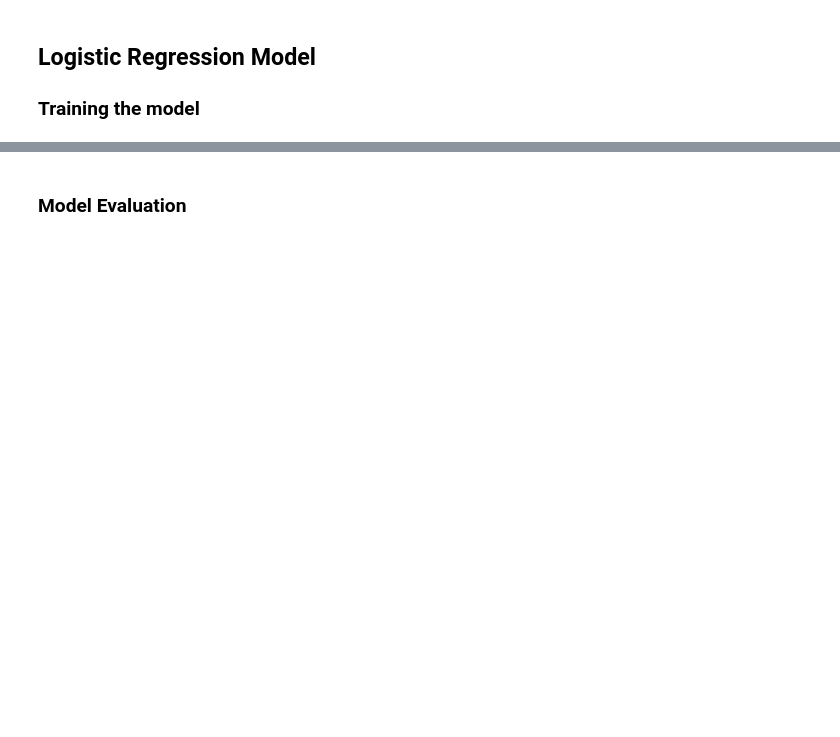
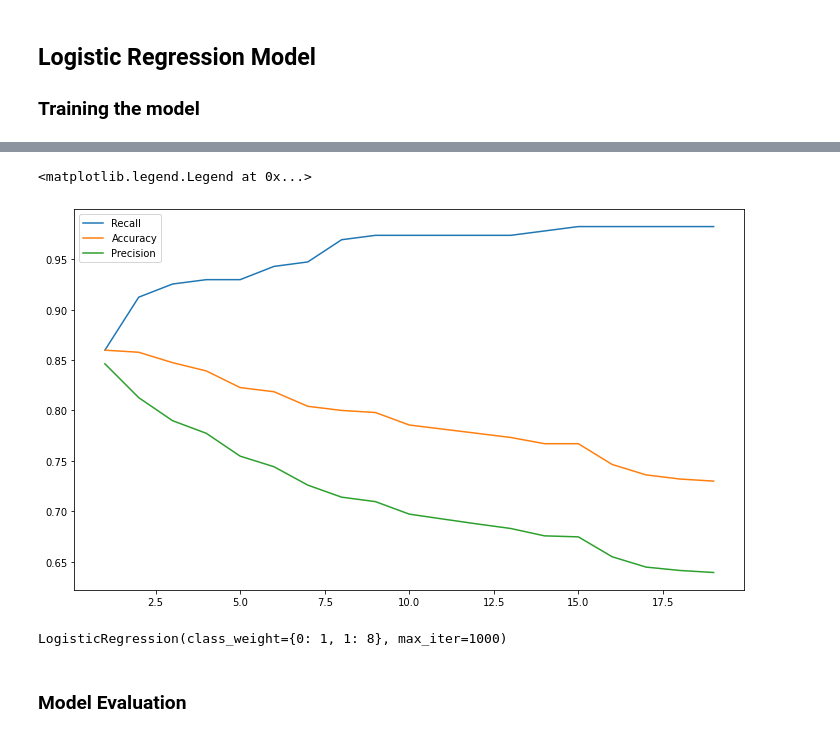
Before and after one commit to danelindiongco/Heart-Disease-Project, a Jupyter notebook: Heart Disease Project.ipynb, the cells around one changed output, grey strips where cells are left out. Cells and saved outputs as stored; diff of their text form; code cells hidden in the pictures; blank space fills up the shorter version.

```diff
--- a/Heart Disease Project.ipynb
+++ b/Heart Disease Project.ipynb
@@ -253,0 +285,4 @@ LogisticRegression(max_iter=1000)
+# %%
+log_viz = pd.DataFrame(test_logmodel.cv_results_,columns=['param_class_weight','params','mean_test_precision','mean_test_recall','mean_test_accuracy'])
+log_viz['class_weight'] = log_viz['param_class_weight'].apply(lambda x: x[1])
+log_viz
@@ -254,3 +307,17 @@ LogisticRegression(max_iter=1000)
+# %%
+fig = plt.figure(figsize=(12,7))
+plt.plot(log_viz['class_weight'],log_viz['mean_test_recall'],label='Recall')
+plt.plot(log_viz['class_weight'],log_viz['mean_test_accuracy'],label='Accuracy')
+plt.plot(log_viz['class_weight'],log_viz['mean_test_precision'],label='Precision')
+plt.legend()
+# %% [output]
+<matplotlib.legend.Legend at 0x...>
+[figure, added]
+# %%
+logmodel = LogisticRegression(max_iter=1000,class_weight={0:1,1:8})
+logmodel.fit(X_train,y_train)
+# %% [output]
+LogisticRegression(class_weight={0: 1, 1: 8}, max_iter=1000)
 # %% [markdown]
 ### Model Evaluation
 # %%
```
Also changed, not shown: parts of 31 cells of this notebook.
